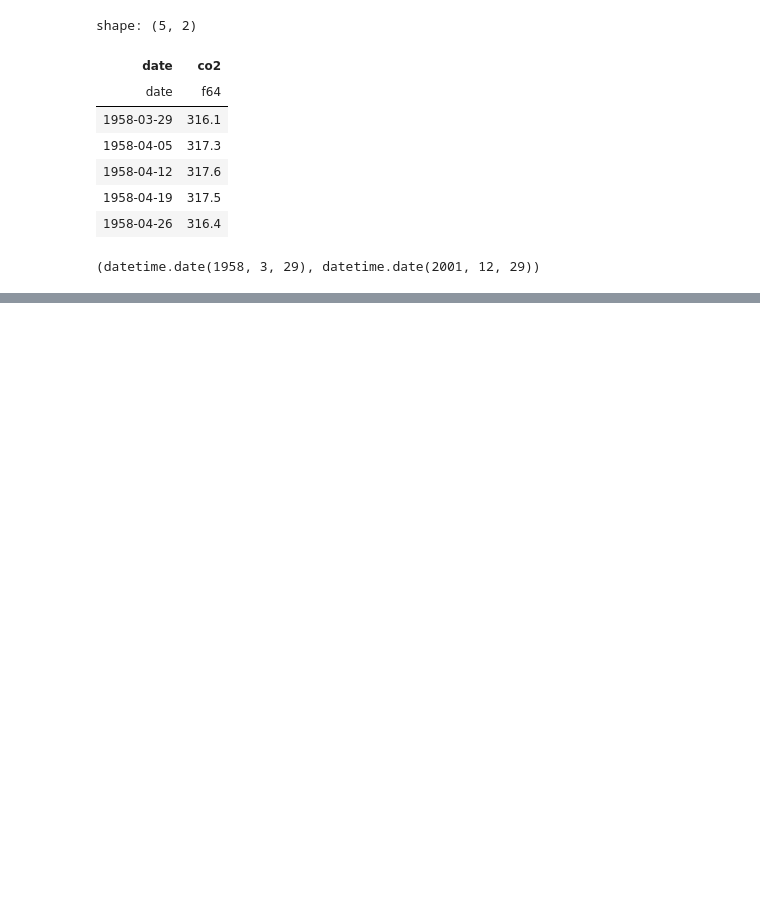
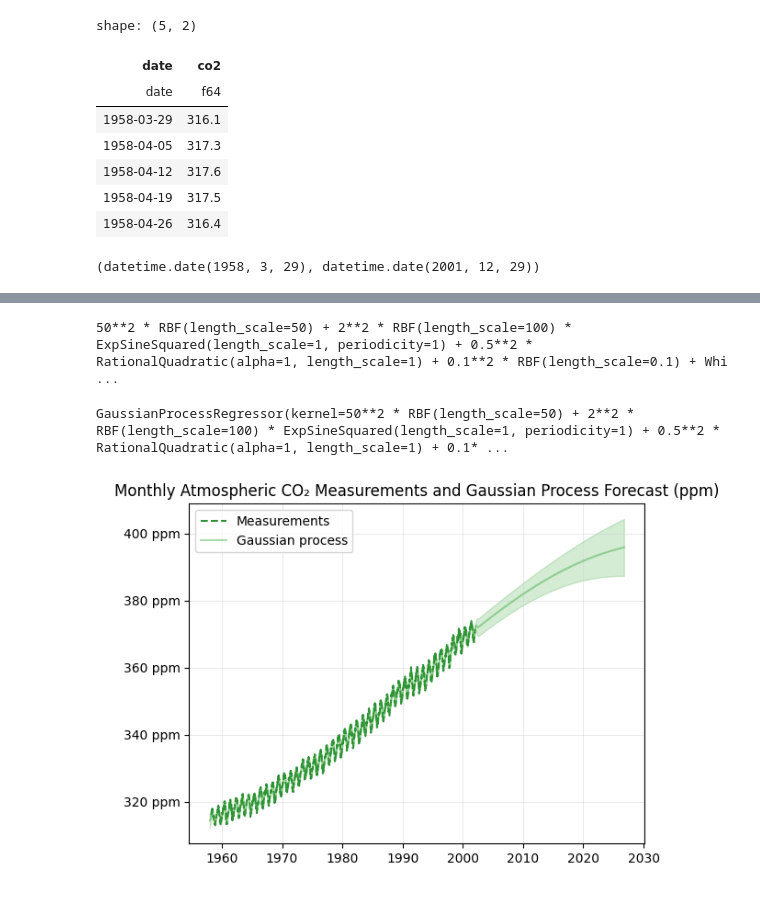
Before and after one commit to andreaycaceres/gaussian-process-co2-forecasting, a Jupyter notebook: gaussian_processes.ipynb, the cells around one changed output, grey strips where cells are left out. Drawn from its saved outputs; the diff is of its cells as text; code cells hidden in the pictures; blank space fills up the shorter version.

```diff
--- a/gaussian_processes.ipynb
+++ b/gaussian_processes.ipynb
@@ -45,0 +73,31 @@ co2_data = co2_data.sortby('date').group_by_dynamic('date')
+# %%
+co2_kernel = (long_term_trend_kernel + seasonal_kernel + irregularities_kernel + noise_kernel)
+co2_kernel
+# %% [output]
+50**2 * RBF(length_scale=50) + 2**2 * RBF(length_scale=100) * ExpSineSquared(length_scale=1, periodicity=1) + 0.5**2 * RationalQuadratic(alpha=1, length_scale=1) + 0.1**2 * RBF(length_scale=0.1) + Whi ...
+# %%
+y_mean = y.mean()
+gaussian_process = GaussianProcessRegressor(kernel=co2_kernel, normalize_y=False)
+gaussian_process.fit(X, y - y_mean)
+# %% [output]
+GaussianProcessRegressor(kernel=50**2 * RBF(length_scale=50) + 2**2 * RBF(length_scale=100) * ExpSineSquared(length_scale=1, periodicity=1) + 0.5**2 * RationalQuadratic(alpha=1, length_scale=1) + 0.1* ...
+# %%
+today = datetime.datetime.now()
+current_month = today.year + today.month / 12
+X_test = np.linspace(start=1958, stop=current_month, num=1_000).reshape(-1, 1)
+mean_y_pred, std_y_pred = gaussian_process.predict(X_test, return_std=True)
+mean_y_pred += y_mean
+# %%
+plt.plot(X, y, color="#2F8F38", linestyle="dashed", label="Measurements")
+plt.plot(X_test, mean_y_pred, color="tab:green", alpha=0.4, label="Gaussian process")
+plt.fill_between(X_test.ravel(),mean_y_pred - std_y_pred,mean_y_pred + std_y_pred, color="tab:green", alpha=0.2,)
+plt.legend()
+plt.xlabel(" ")
+plt.ylabel(" ")
+plt.title("Monthly Atmospheric CO₂ Measurements and Gaussian Process Forecast (ppm)")
+plt.gca().yaxis.set_major_formatter(FuncFormatter(lambda y, _: f'{y:.0f} ppm'))
+plt.grid(color='lightgrey', linestyle='-', linewidth=0.5, alpha=0.7)
+plt.savefig("images/gaussian_monthly_co2_measurements.png", dpi=300, bbox_inches="tight")
+plt.show()
+# %% [output]
+[figure, added]
```
Also changed, not shown: parts of 9 cells of this notebook, 2 other files.
